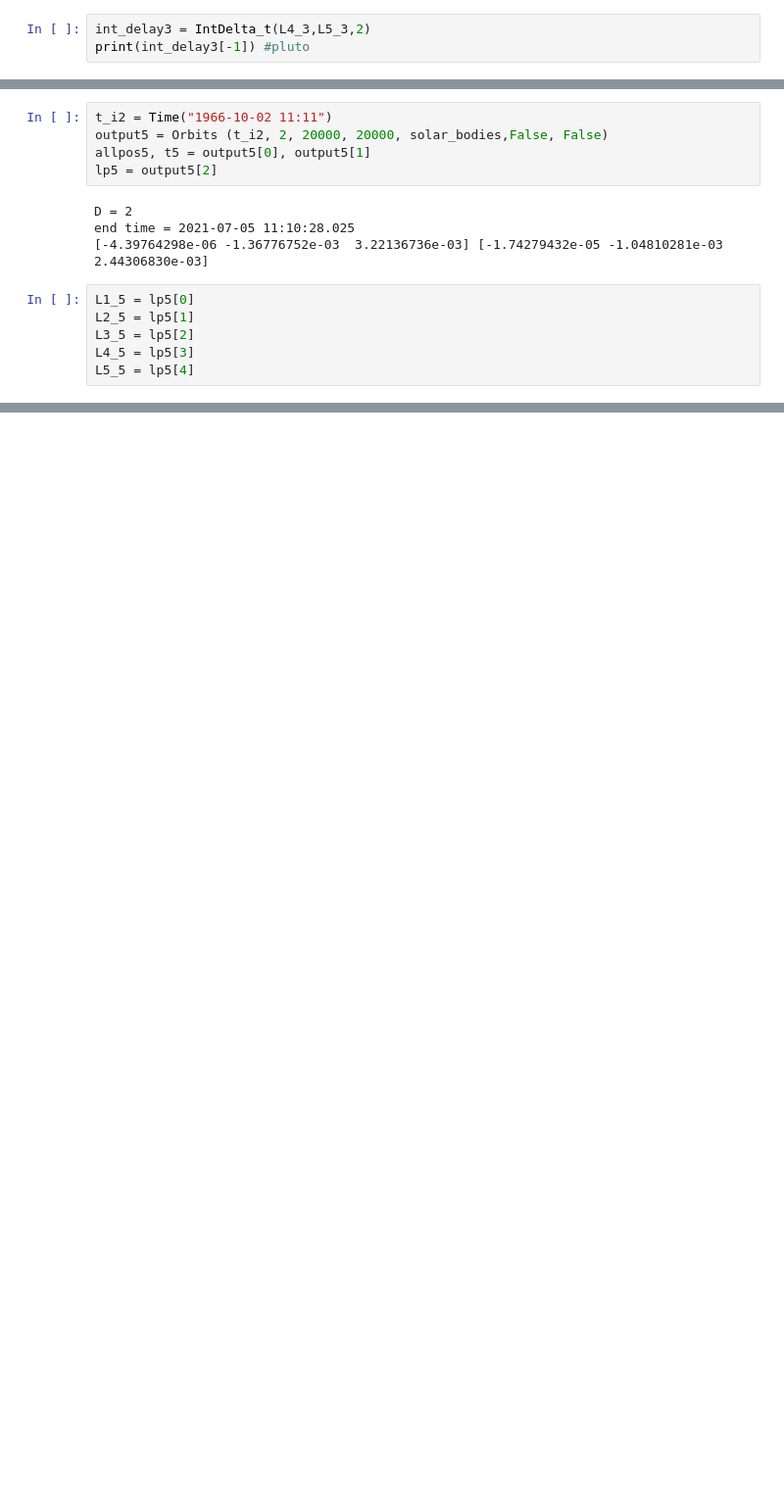
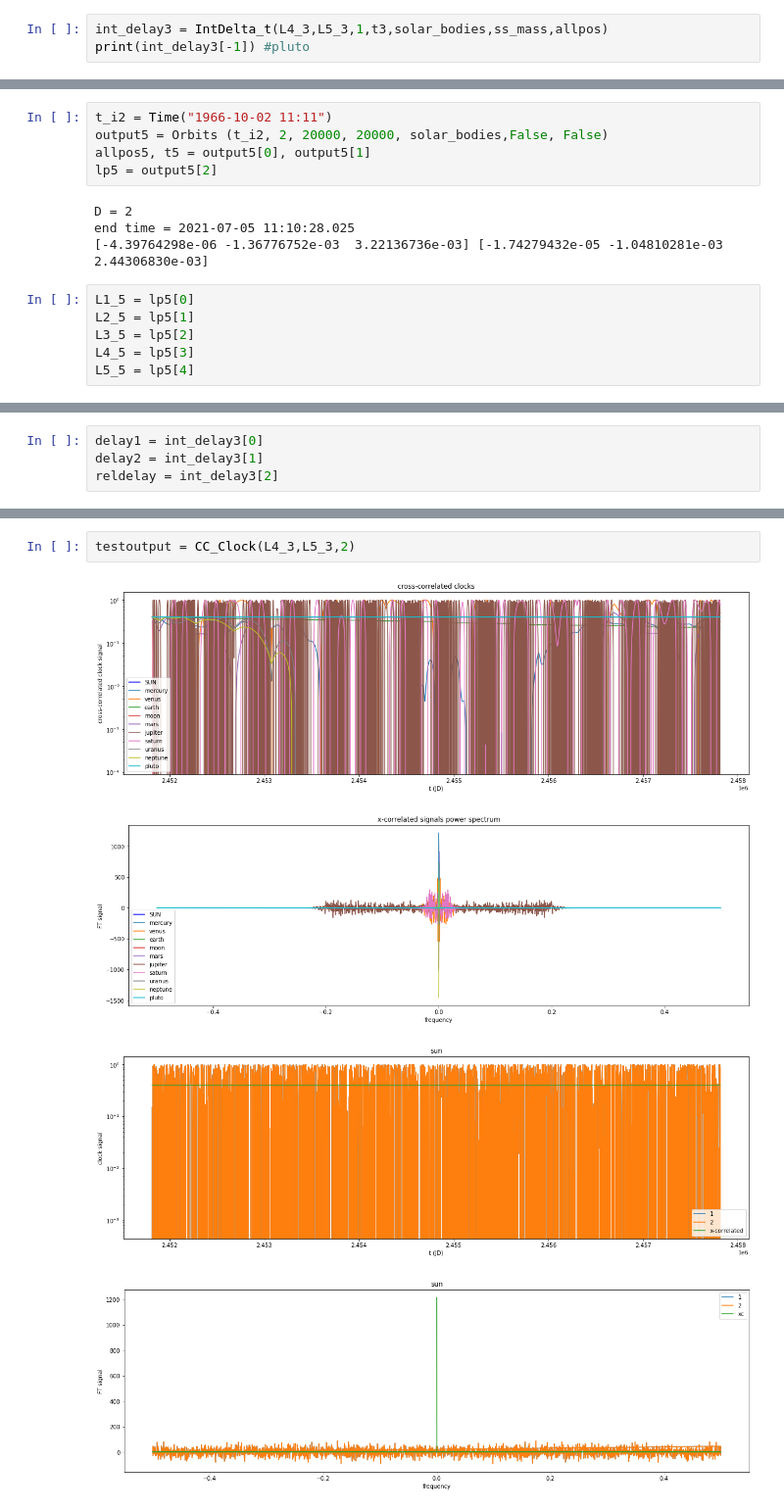
Before and after one commit to suannlim/msci_spaceclocks, a Jupyter notebook: Clocks.ipynb, the cells around one changed output, grey strips where cells are left out. Shown at 98% size. Cells and saved outputs as stored; diff of their text form; blank space fills up the shorter version.

```diff
--- a/Clocks.ipynb
+++ b/Clocks.ipynb
@@ -348,3 +377,3 @@ def IntDelta_t(R1,R2,dt,t = t3,bodies = solar_bodies, masses=ss_mass, pos = allp
 # %%
-int_delay3 = IntDelta_t(L4_3,L5_3,2)
+int_delay3 = IntDelta_t(L4_3,L5_3,1,t3,solar_bodies,ss_mass,allpos)
 print(int_delay3[-1]) #pluto
@@ -438,0 +471,4 @@ def SpaceClock(R1,R2):
+# %%
+delay1 = int_delay3[0]
+delay2 = int_delay3[1]
+reldelay = int_delay3[2]
@@ -438,0 +564,7 @@ def SpaceClock(R1,R2):
+# %%
+testoutput = CC_Clock(L4_3,L5_3,2)
+# %% [output]
+[figure, added]
+[figure, added]
+[figure, added]
+[figure, added]
```
Also changed, not shown: parts of 15 cells of this notebook.
